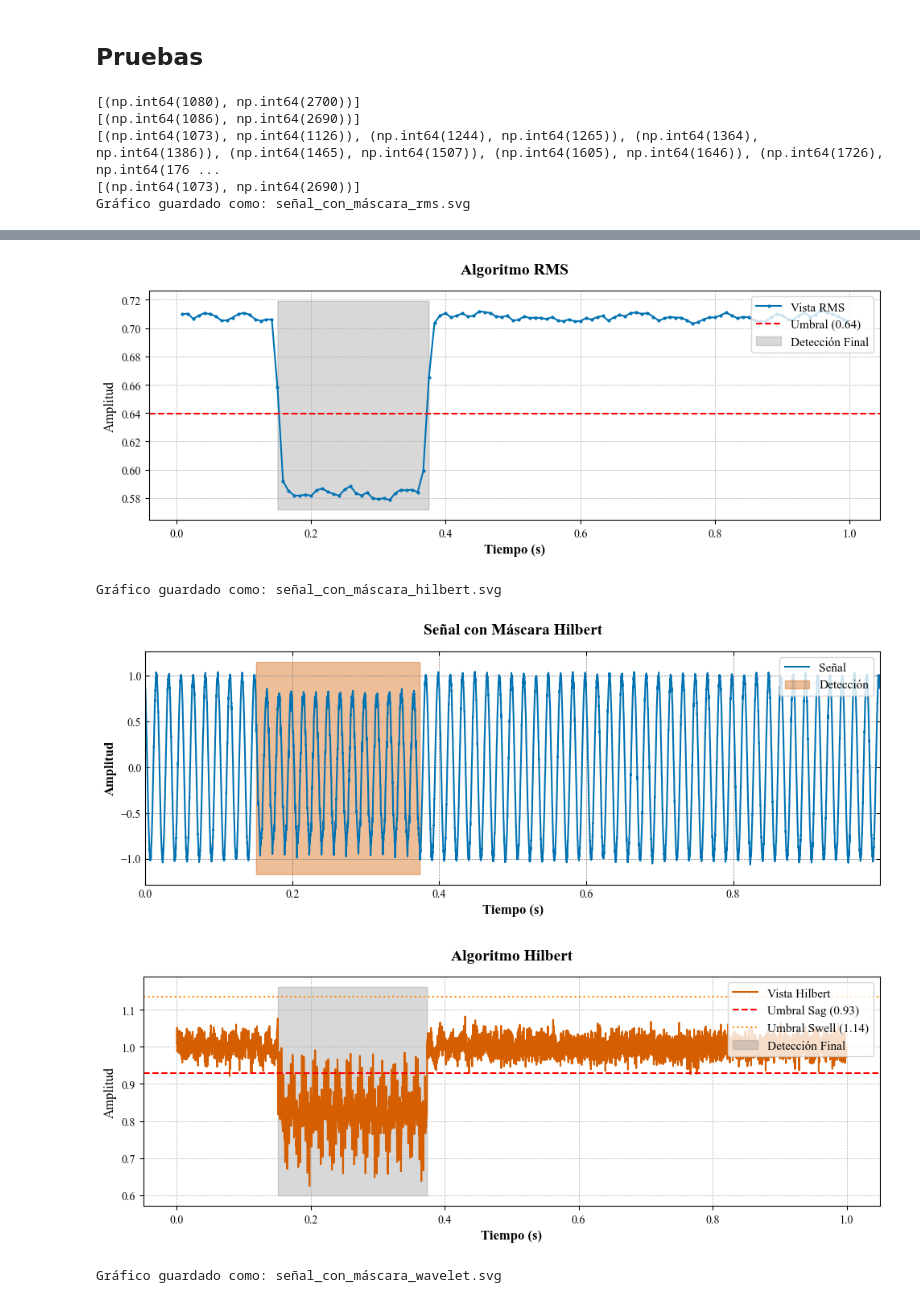
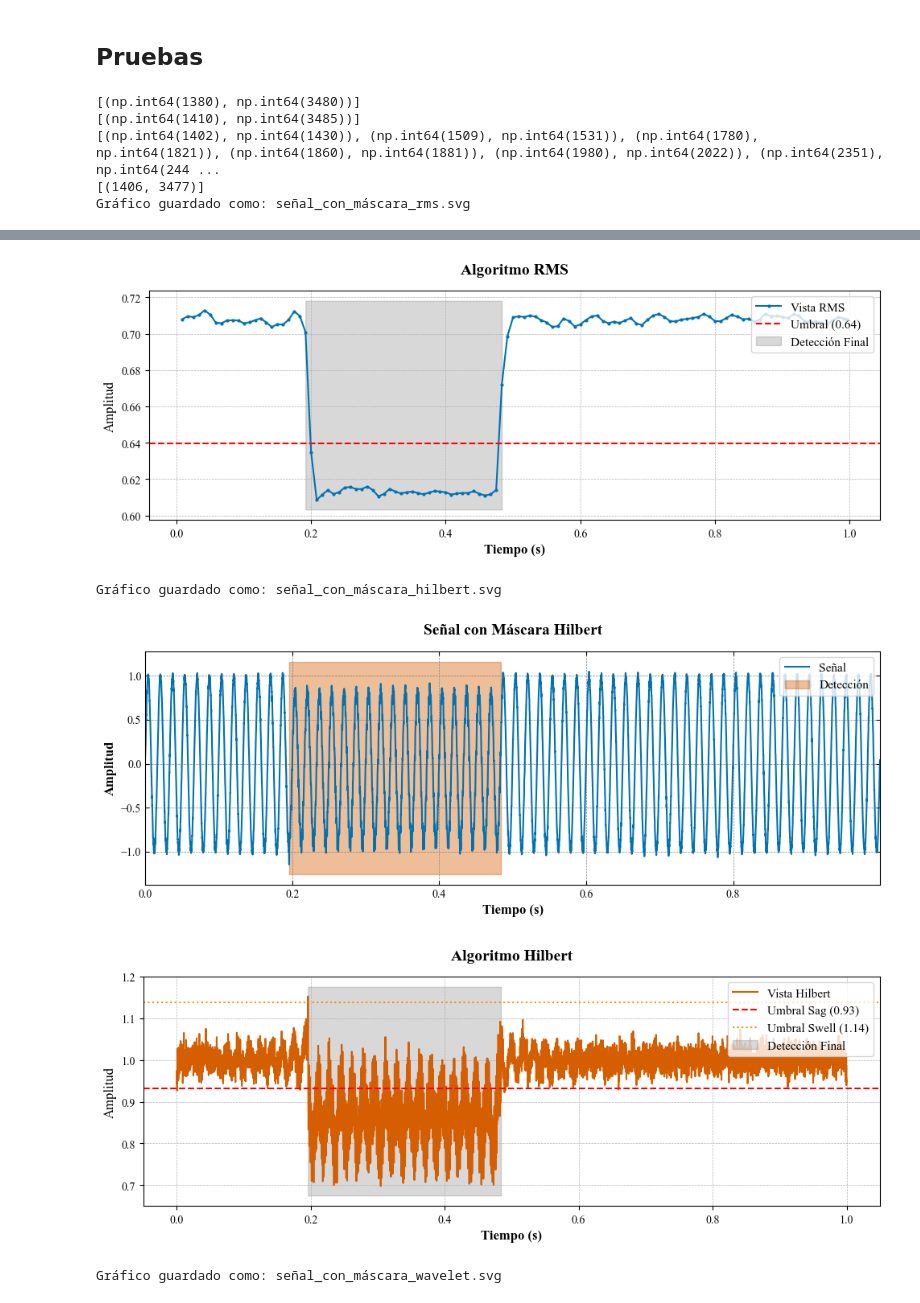
Before and after one commit to SGOLDYT/Power-Quality, a Jupyter notebook: main.ipynb, the cells around one changed output, grey strips where cells are left out. Saved outputs shown, nothing was run; the diff lists cells and outputs as text; code cells hidden in the pictures.

```diff
--- a/main.ipynb
+++ b/main.ipynb
@@ -485,7 +445,7 @@ data5 = r'C:\Users\Juan_Saa\Documents\Juan_Saa\Proyecto_Grado\Monofasico\Pruebas
 
 data2 =pd.read_csv(data4)
 
-senal = data2['Sag_2380'].to_numpy()
+senal = data2['Sag_3000'].to_numpy()
 
 
 datos_rms = generar_diagnostico_rms(senal,7200)
@@ -511,8 +471,8 @@ señal_mascara(senal,mascara_wavelet,"Señal con Máscara Wavelet",7200)
 plot_diagnostico_algoritmo(senal,"swt",datos_wavelet,"Algoritmo Wavelet",7200)
 señal_mascara(senal,mascara_fusion,"Señal con Máscara Fusión",7200)
 # %% [output]
-[(np.int64(1080), np.int64(2700))]
-[(np.int64(1086), np.int64(2690))]
-[(np.int64(1073), np.int64(1126)), (np.int64(1244), np.int64(1265)), (np.int64(1364), np.int64(1386)), (np.int64(1465), np.int64(1507)), (np.int64(1605), np.int64(1646)), (np.int64(1726), np.int64(176 ...
-[(np.int64(1073), np.int64(2690))]
+[(np.int64(1380), np.int64(3480))]
+[(np.int64(1410), np.int64(3485))]
+[(np.int64(1402), np.int64(1430)), (np.int64(1509), np.int64(1531)), (np.int64(1780), np.int64(1821)), (np.int64(1860), np.int64(1881)), (np.int64(1980), np.int64(2022)), (np.int64(2351), np.int64(244 ...
+[(1406, 3477)]
 Gráfico guardado como: señal_con_máscara_rms.svg
@@ -520,5 +480,5 @@ Gráfico guardado como: señal_con_máscara_rms.svg
-[figure, old version]
+[figure, new version]
 Gráfico guardado como: señal_con_máscara_hilbert.svg
-[figure, old version]
+[figure, new version]
-[figure, old version]
+[figure, new version]
 Gráfico guardado como: señal_con_máscara_wavelet.svg
```
Also changed, not shown: parts of 3 cells of this notebook, 2 other files.
